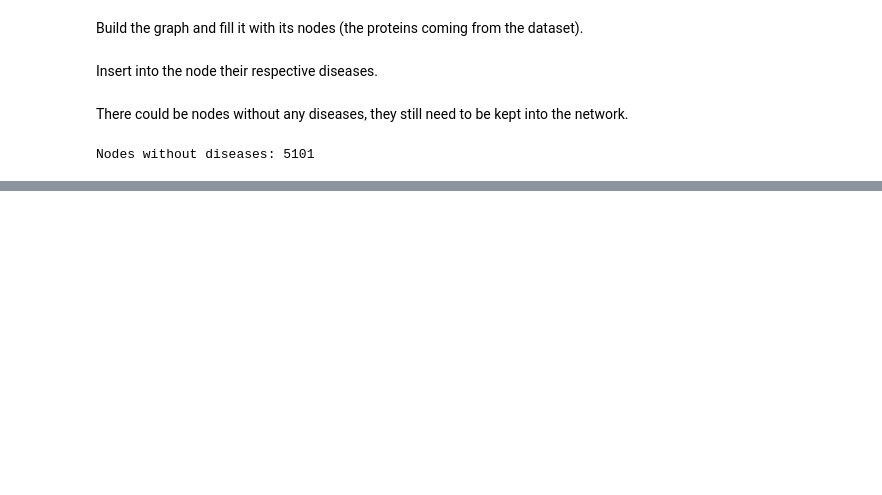
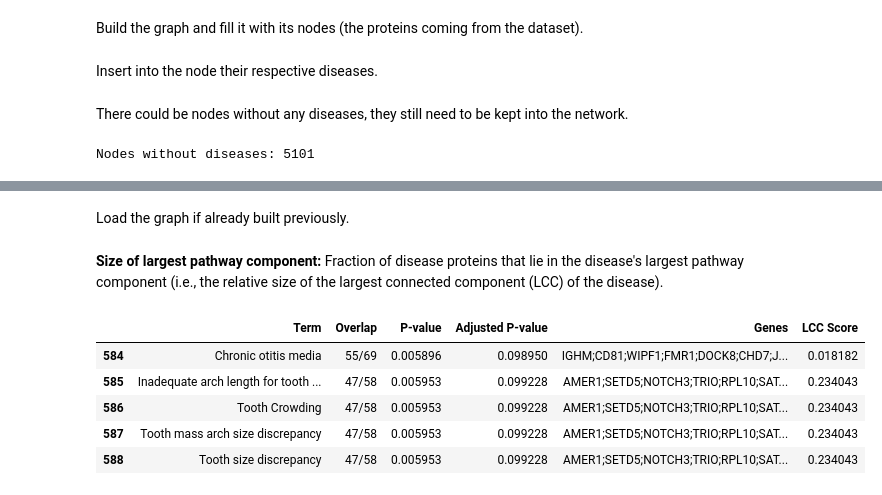
Before and after one commit to nikodallanoce/ComputationalHealthLaboratory, a Jupyter notebook: Project_CHL.ipynb, the cells around one changed output, grey strips where cells are left out. Saved outputs shown, nothing was run; the diff lists cells and outputs as text; code cells hidden in the pictures; blank space fills up the shorter version.

```diff
--- a/Project_CHL.ipynb
+++ b/Project_CHL.ipynb
@@ -320,11 +283,0 @@ for _, interaction in dataset.iterrows():
-# %%
-# mi creo un dizionario che ha come chiave il gene (trovato nel dataframe di gseapy)
-# e come valore una lista di malattie in cui esso appare (in forma numerica)
-tmp_nodes = dict()
-for i, disease in diseases.iterrows():
-    genes = disease['Genes'].split(";")
-    for g in genes:
-        if g in tmp_nodes:
-            tmp_nodes[g].append(i)
-        else:
-            tmp_nodes[g] = [i]
@@ -358,0 +291,11 @@ protein_graph.edges().data()
+# %% [markdown]
+Load the graph if already built previously.
+# %%
+import os
+
+if os.path.exists("datasets/protein_graph.gpickle"):
+    protein_graph = nx.read_gpickle("datasets/protein_graph.gpickle")
+elif not "protein_graph" in locals():
+    raise ValueError("It was not possible to find the graph, build it from the previous steps")
+# %% [markdown]
+**Size of largest pathway component:** Fraction of disease proteins that lie in the disease's largest pathway component (i.e., the relative size of the largest connected component (LCC) of the disease).
@@ -358,0 +313,9 @@ protein_graph.edges().data()
+# %%
+df_diseases.tail()
+# %% [output]
+|  | Term | Overlap | P-value | Adjusted P-value | Genes | LCC Score |
+| 584 | Chronic otitis media | 55/69 | 0.005896 | 0.098950 | IGHM;CD81;WIPF1;FMR1;DOCK8;CHD7;J... | 0.018182 |
+| 585 | Inadequate arch length for tooth ... | 47/58 | 0.005953 | 0.099228 | AMER1;SETD5;NOTCH3;TRIO;RPL10;SAT... | 0.234043 |
+| 586 | Tooth Crowding | 47/58 | 0.005953 | 0.099228 | AMER1;SETD5;NOTCH3;TRIO;RPL10;SAT... | 0.234043 |
+| 587 | Tooth mass arch size discrepancy | 47/58 | 0.005953 | 0.099228 | AMER1;SETD5;NOTCH3;TRIO;RPL10;SAT... | 0.234043 |
+| 588 | Tooth size discrepancy | 47/58 | 0.005953 | 0.099228 | AMER1;SETD5;NOTCH3;TRIO;RPL10;SAT... | 0.234043 |
```
Also changed, not shown: parts of 34 cells of this notebook, 1 other file.
